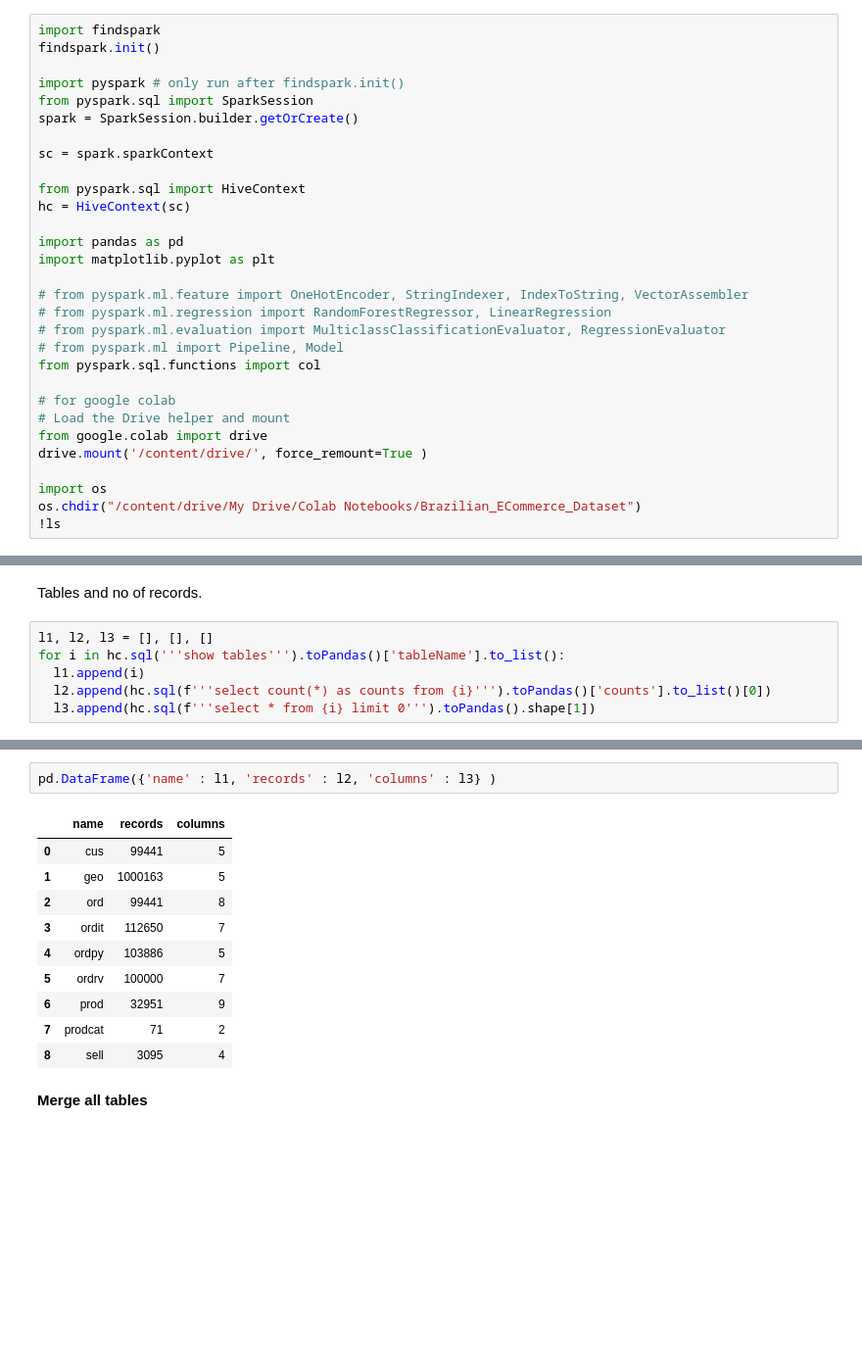
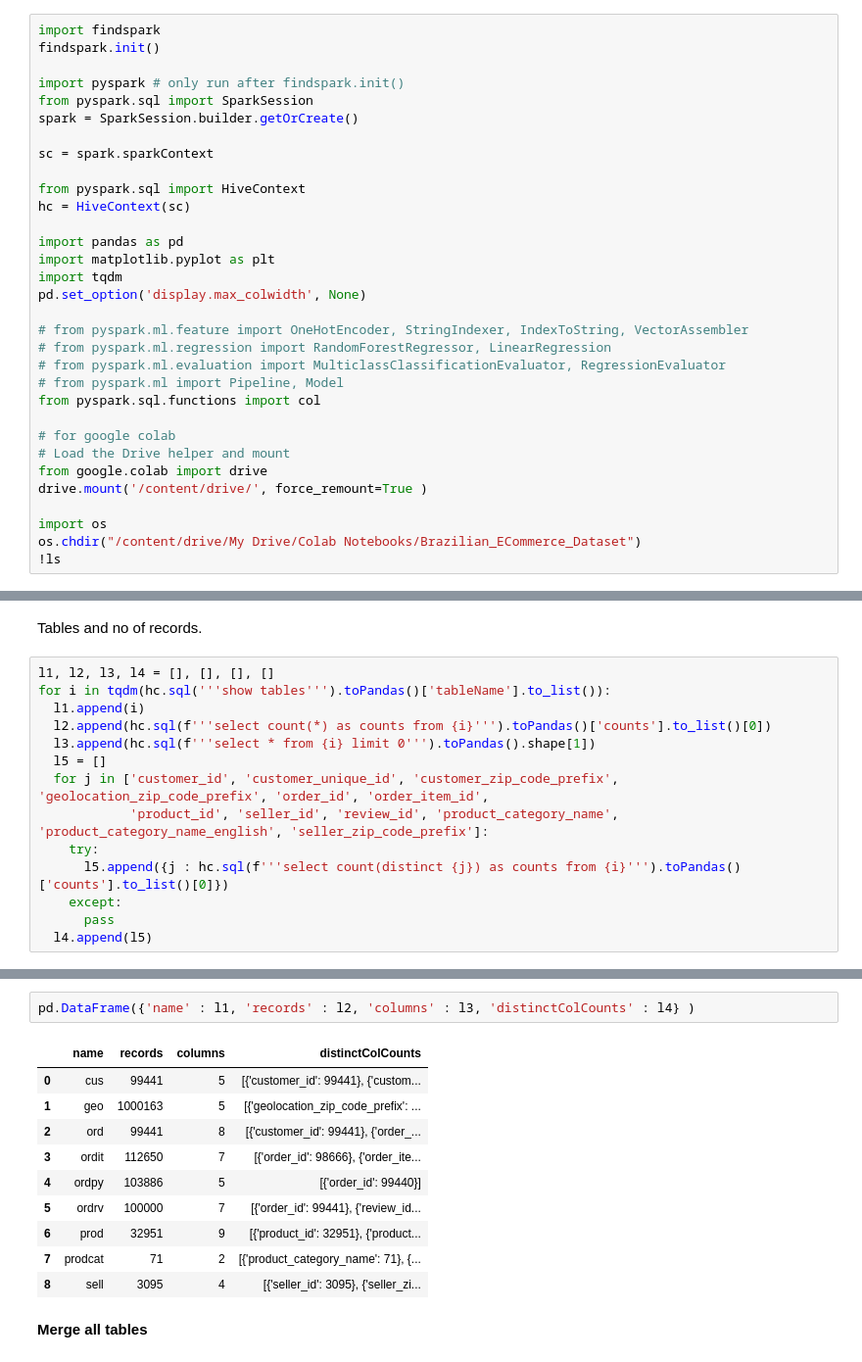
Before and after one commit to NainaAgrawal/ecommerce_sales_analysis, a Jupyter notebook: ecommerceanalysis.ipynb, the cells around one changed output, grey strips where cells are left out. Shown at 98% size. Saved outputs shown, nothing was run; the diff lists cells and outputs as text; blank space fills up the shorter version.

```diff
--- a/ecommerceanalysis.ipynb
+++ b/ecommerceanalysis.ipynb
@@ -43,6 +43,8 @@ hc = HiveContext(sc)
 
 import pandas as pd
 import matplotlib.pyplot as plt
+import tqdm
+pd.set_option('display.max_colwidth', None)
 
 # from pyspark.ml.feature import OneHotEncoder, StringIndexer, IndexToString, VectorAssembler
 # from pyspark.ml.regression import RandomForestRegressor, LinearRegression
@@ -188,8 +143,16 @@ GROUP BY prod.product_category_name order by soldcounts desc  limit 5''').toPand
 # %% [markdown]
 Tables and no of records.
 # %%
-l1, l2, l3 = [], [], []
-for i in hc.sql('''show tables''').toPandas()['tableName'].to_list():
+l1, l2, l3, l4 = [], [], [], []
+for i in tqdm(hc.sql('''show tables''').toPandas()['tableName'].to_list()):
   l1.append(i)
   l2.append(hc.sql(f'''select count(*) as counts from {i}''').toPandas()['counts'].to_list()[0])
   l3.append(hc.sql(f'''select * from {i} limit 0''').toPandas().shape[1])
+  l5 = []
+  for j in ['customer_id', 'customer_unique_id', 'customer_zip_code_prefix', 'geolocation_zip_code_prefix', 'order_id', 'order_item_id',
+            'product_id', 'seller_id', 'review_id', 'product_category_name', 'product_category_name_english', 'seller_zip_code_prefix']:
+    try:
+      l5.append({j : hc.sql(f'''select count(distinct {j}) as counts from {i}''').toPandas()['counts'].to_list()[0]})
+    except:
+      pass
+  l4.append(l5)
@@ -209,16 +159,16 @@ pd.DataFrame([l1, l2], index = ['name', 'counts'] ).T
 # %%
-pd.DataFrame({'name' : l1, 'records' : l2, 'columns' : l3} )
+pd.DataFrame({'name' : l1, 'records' : l2, 'columns' : l3, 'distinctColCounts' : l4} )
 # %% [output]
-|  | name | records | columns |
-| 0 | cus | 99441 | 5 |
-| 1 | geo | 1000163 | 5 |
-| 2 | ord | 99441 | 8 |
-| 3 | ordit | 112650 | 7 |
-| 4 | ordpy | 103886 | 5 |
-| 5 | ordrv | 100000 | 7 |
-| 6 | prod | 32951 | 9 |
-| 7 | prodcat | 71 | 2 |
-| 8 | sell | 3095 | 4 |
+|  | name | records | columns | distinctColCounts |
+| 0 | cus | 99441 | 5 | [{'customer_id': 99441}, {'custom... |
+| 1 | geo | 1000163 | 5 | [{'geolocation_zip_code_prefix': ... |
+| 2 | ord | 99441 | 8 | [{'customer_id': 99441}, {'order_... |
+| 3 | ordit | 112650 | 7 | [{'order_id': 98666}, {'order_ite... |
+| 4 | ordpy | 103886 | 5 | [{'order_id': 99440}] |
+| 5 | ordrv | 100000 | 7 | [{'order_id': 99441}, {'review_id... |
+| 6 | prod | 32951 | 9 | [{'product_id': 32951}, {'product... |
+| 7 | prodcat | 71 | 2 | [{'product_category_name': 71}, {... |
+| 8 | sell | 3095 | 4 | [{'seller_id': 3095}, {'seller_zi... |
 # %% [markdown]
 **Merge all tables**
 # %%
```
Also changed, not shown: parts of 5 cells of this notebook.
